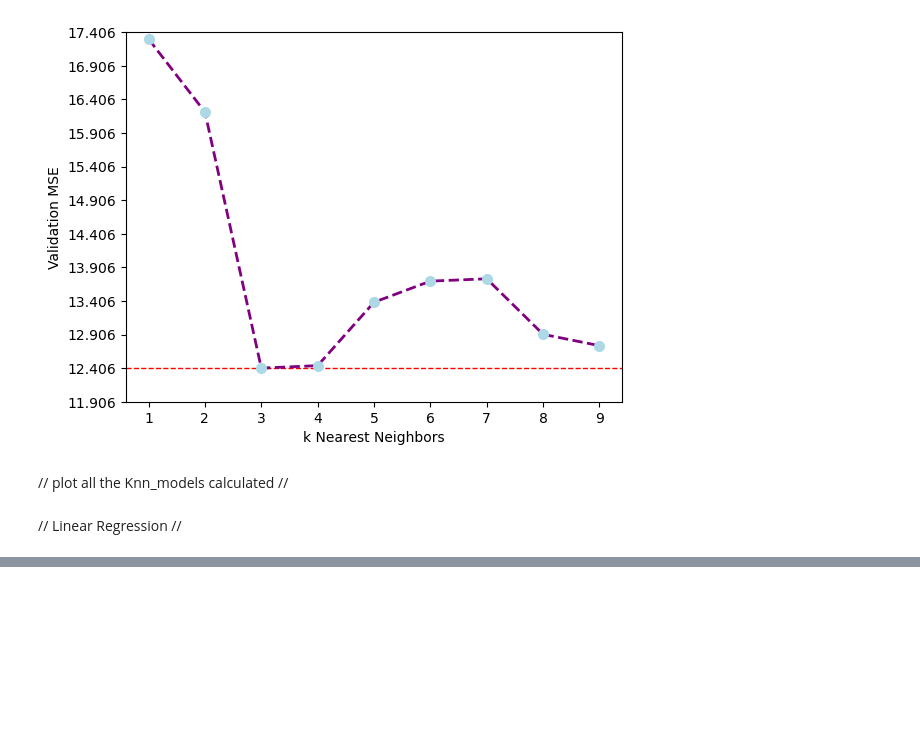
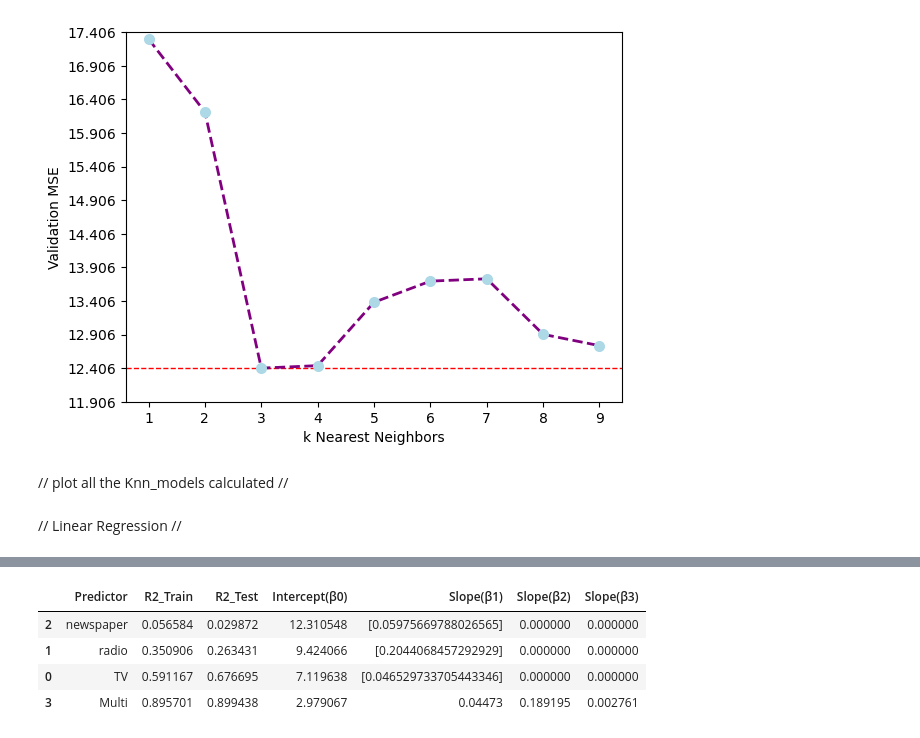
Before and after one commit to lucastcor/Data_Science_and_ML, a Jupyter notebook: Linear_Regression/knn.ipynb, the cells around one changed output, grey strips where cells are left out. Saved outputs shown, nothing was run; the diff lists cells and outputs as text; code cells hidden in the pictures; blank space fills up the shorter version.

```diff
--- a/Linear_Regression/knn.ipynb
+++ b/Linear_Regression/knn.ipynb
@@ -141,0 +204,10 @@ for name in df_names:
+# %%
+df_models=df_models.sort_values(by='R2_Train', ascending=True)
+df_models
+#The R-Squared represents how much better the model is, if its close to 1 the model its good, if it close to 0, the model
+# %% [output]
+|  | Predictor | R2_Train | R2_Test | Intercept(β0) | Slope(β1) | Slope(β2) | Slope(β3) |
+| 2 | newspaper | 0.056584 | 0.029872 | 12.310548 | [0.05975669788026565] | 0.000000 | 0.000000 |
+| 1 | radio | 0.350906 | 0.263431 | 9.424066 | [0.2044068457292929] | 0.000000 | 0.000000 |
+| 0 | TV | 0.591167 | 0.676695 | 7.119638 | [0.046529733705443346] | 0.000000 | 0.000000 |
+| 3 | Multi | 0.895701 | 0.899438 | 2.979067 | 0.04473 | 0.189195 | 0.002761 |
```
Also changed, not shown: parts of 6 cells of this notebook.
